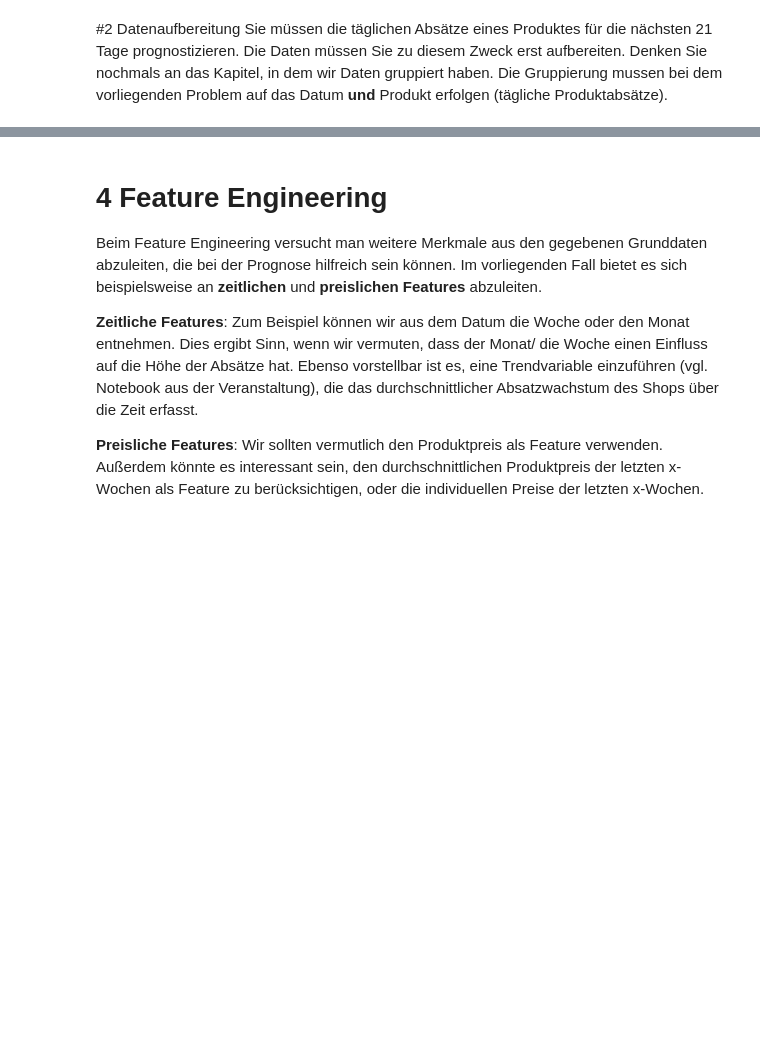
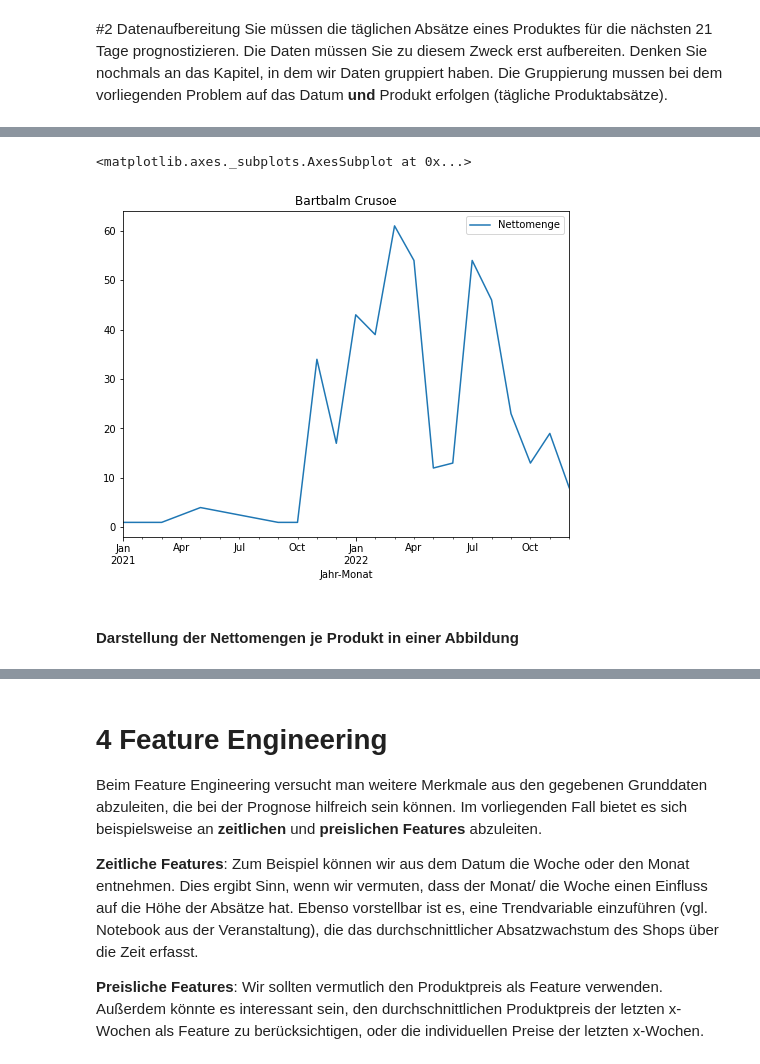
Before and after one commit to AlexKressner/Vorlesung-Business-Intelligence-Anwendungen, a Jupyter notebook: Case_Study_Shopify_Barber_Sales.ipynb, the cells around one changed output, grey strips where cells are left out. Cells and saved outputs as stored; diff of their text form; code cells hidden in the pictures; blank space fills up the shorter version.

```diff
--- a/Case_Study_Shopify_Barber_Sales.ipynb
+++ b/Case_Study_Shopify_Barber_Sales.ipynb
@@ -16,0 +105,7 @@ Verschaffen Sie sich erst einmal einen Überblick zu den Absatzzahlen (für alle
+# %%
+monatsumsaetze[monatsumsaetze.Produkt=="Bartbalm Crusoe"].plot(kind="line", x="Jahr-Monat", y="Nettomenge", figsize=(8,6), title="Bartbalm Crusoe")
+# %% [output]
+<matplotlib.axes._subplots.AxesSubplot at 0x...>
+[figure, added]
+# %% [markdown]
+#### Darstellung der Nettomengen je Produkt in einer Abbildung
```
Also changed, not shown: parts of 62 cells of this notebook.
